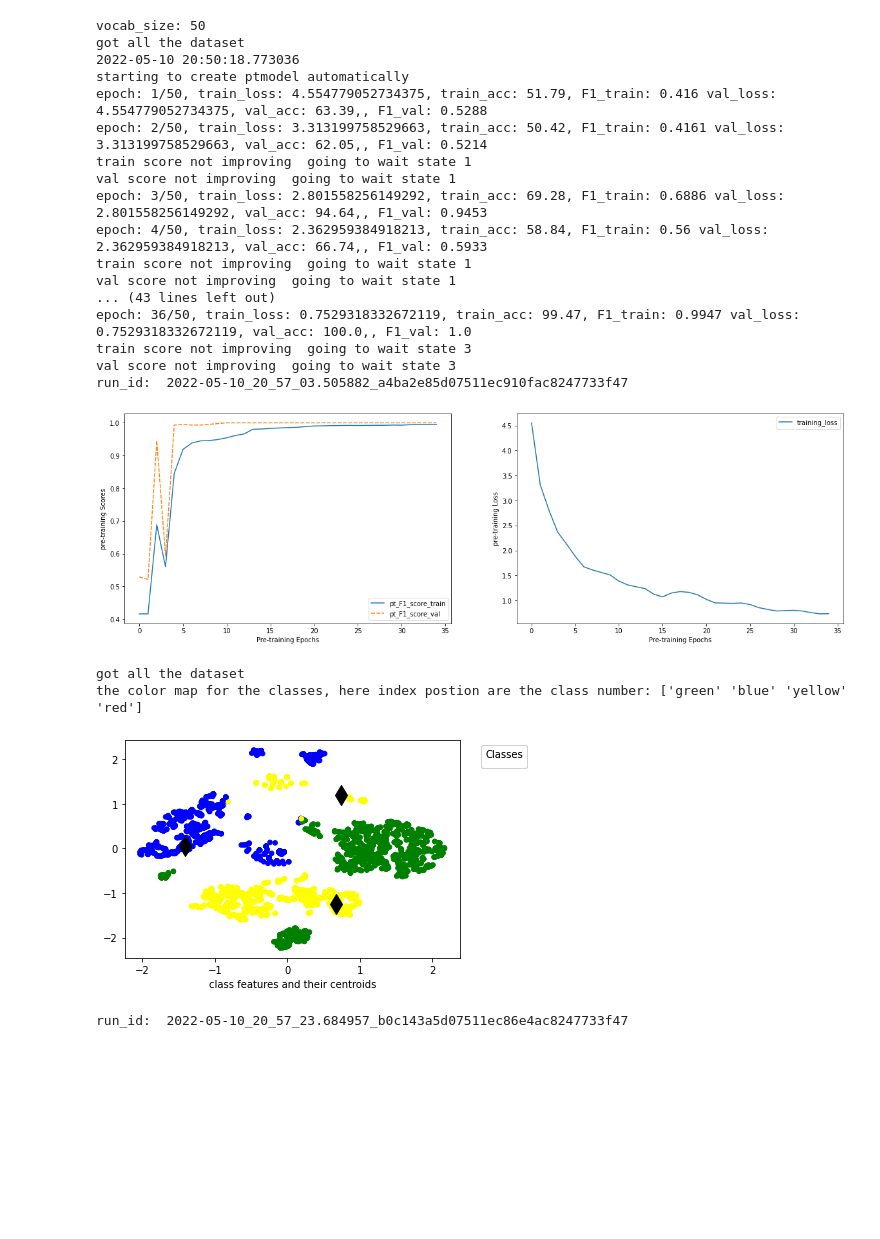
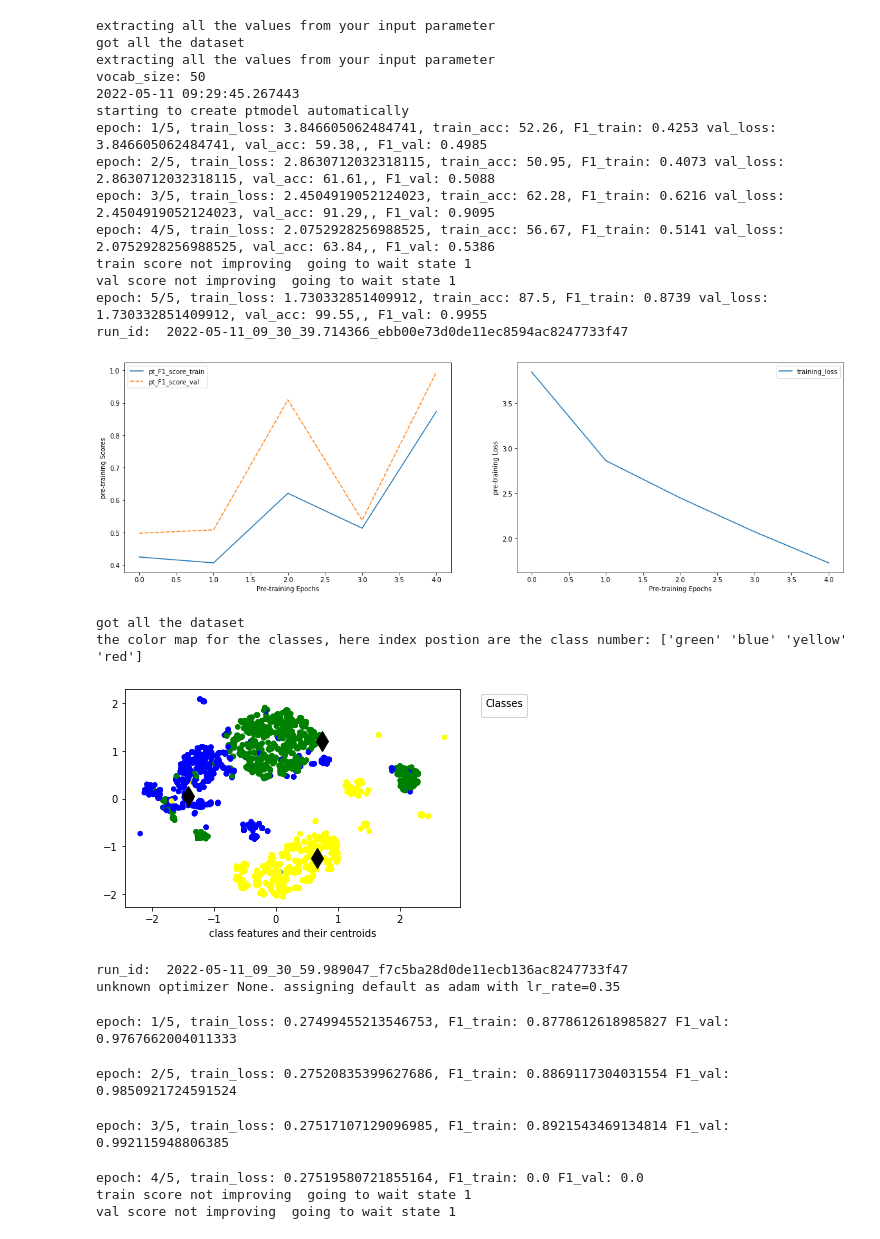
Before and after one commit to BhujayKumarBhatta/OCLog, a Jupyter notebook: oclog/openset/notebooks/SPH3.ipynb, the cells around one changed output. Cells and saved outputs as stored; diff of their text form; code cells hidden in the pictures; blank space fills up the shorter version.

```diff
--- a/oclog/openset/notebooks/SPH3.ipynb
+++ b/oclog/openset/notebooks/SPH3.ipynb
@@ -44,35 +47,48 @@ ukc_5:, 150
 length of train_data - (num_seq_per_cls * num_class)// batch size: 112
 get_bgdata  num_classses: 3 and self.num_classes: 3
 # %%
-tf.random.set_seed(1234)
-np.random.seed(1234)
-res = oset.ptmodel_custom_train(train_data=train_data, val_data=val_data,
+
+
+# res = oset.ptmodel_custom_train(train_data=train_data, val_data=val_data,
+#                  test_data=test_data, bglog=bglog,
+#                  manual_color_map=True, centroid_black=True,
+#                  tsne_n_iter=2000, tsne_perplexity=8,
+#                  embedding_size=12, oc_lr=2.5, pt_epochs=5, oc_epochs=2,
+#                 save_ptmodel=False, save_ocmodel=False, oc_centroid_plot=False,
+#                                halpha=0.7, hbeta=1.5, batch_normalize=True )
+
+
+res = oset.train(train_data=train_data, val_data=val_data,
                  test_data=test_data, bglog=bglog,
                  manual_color_map=True, centroid_black=True,
                  tsne_n_iter=2000, tsne_perplexity=8,
-                 embedding_size=12, oc_lr=2.5, pt_epochs=50, oc_epochs=2,
-                save_ptmodel=False, save_ocmodel=False, oc_centroid_plot=False,
-                               halpha=0.7, hbeta=1.5, )
+                 embedding_size=12, oc_lr=0.35, pt_epochs=5, oc_epochs=5, oc_wait=5,
+                save_ptmodel=False, save_ocmodel=False, oc_centroid_plot=True,
+                               halpha=0.7, hbeta=1.2, batch_normalize=True, ptmodel_vhm=True )
 # %% [output]
+extracting all the values from your input parameter
+got all the dataset
+extracting all the values from your input parameter
 vocab_size: 50
-got all the dataset
-2022-05-10 20:50:18.773036
+2022-05-11 09:29:45.267443
 starting to create ptmodel automatically
-epoch: 1/50, train_loss: 4.554779052734375, train_acc: 51.79, F1_train: 0.416 val_loss: 4.554779052734375, val_acc: 63.39,, F1_val: 0.5288
-epoch: 2/50, train_loss: 3.313199758529663, train_acc: 50.42, F1_train: 0.4161 val_loss: 3.313199758529663, val_acc: 62.05,, F1_val: 0.5214
+epoch: 1/5, train_loss: 3.846605062484741, train_acc: 52.26, F1_train: 0.4253 val_loss: 3.846605062484741, val_acc: 59.38,, F1_val: 0.4985
+epoch: 2/5, train_loss: 2.8630712032318115, train_acc: 50.95, F1_train: 0.4073 val_loss: 2.8630712032318115, val_acc: 61.61,, F1_val: 0.5088
+epoch: 3/5, train_loss: 2.4504919052124023, train_acc: 62.28, F1_train: 0.6216 val_loss: 2.4504919052124023, val_acc: 91.29,, F1_val: 0.9095
+epoch: 4/5, train_loss: 2.0752928256988525, train_acc: 56.67, F1_train: 0.5141 val_loss: 2.0752928256988525, val_acc: 63.84,, F1_val: 0.5386
 train score not improving  going to wait state 1
 val score not improving  going to wait state 1
-epoch: 3/50, train_loss: 2.801558256149292, train_acc: 69.28, F1_train: 0.6886 val_loss: 2.801558256149292, val_acc: 94.64,, F1_val: 0.9453
-epoch: 4/50, train_loss: 2.362959384918213, train_acc: 58.84, F1_train: 0.56 val_loss: 2.362959384918213, val_acc: 66.74,, F1_val: 0.5933
-train score not improving  going to wait state 1
-val score not improving  going to wait state 1
-... (43 lines left out)
-epoch: 36/50, train_loss: 0.7529318332672119, train_acc: 99.47, F1_train: 0.9947 val_loss: 0.7529318332672119, val_acc: 100.0,, F1_val: 1.0
-train score not improving  going to wait state 3
-val score not improving  going to wait state 3
-run_id:  2022-05-10_20_57_03.505882_a4ba2e85d07511ec910fac8247733f47
+epoch: 5/5, train_loss: 1.730332851409912, train_acc: 87.5, F1_train: 0.8739 val_loss: 1.730332851409912, val_acc: 99.55,, F1_val: 0.9955
+run_id:  2022-05-11_09_30_39.714366_ebb00e73d0de11ec8594ac8247733f47
-[figure, old version]
+[figure, new version]
 got all the dataset
 the color map for the classes, here index postion are the class number: ['green' 'blue' 'yellow' 'red']
-[figure, old version]
+[figure, new version]
-run_id:  2022-05-10_20_57_23.684957_b0c143a5d07511ec86e4ac8247733f47
+run_id:  2022-05-11_09_30_59.989047_f7c5ba28d0de11ecb136ac8247733f47
+unknown optimizer None. assigning default as adam with lr_rate=0.35
+epoch: 1/5, train_loss: 0.27499455213546753, F1_train: 0.8778612618985827 F1_val: 0.9767662004011333
+epoch: 2/5, train_loss: 0.27520835399627686, F1_train: 0.8869117304031554 F1_val: 0.9850921724591524
+epoch: 3/5, train_loss: 0.27517107129096985, F1_train: 0.8921543469134814 F1_val: 0.992115948806385
+epoch: 4/5, train_loss: 0.27519580721855164, F1_train: 0.0 F1_val: 0.0
+train score not improving  going to wait state 1
+val score not improving  going to wait state 1
```
Also changed, not shown: parts of 4 cells of this notebook, 4 other files.
